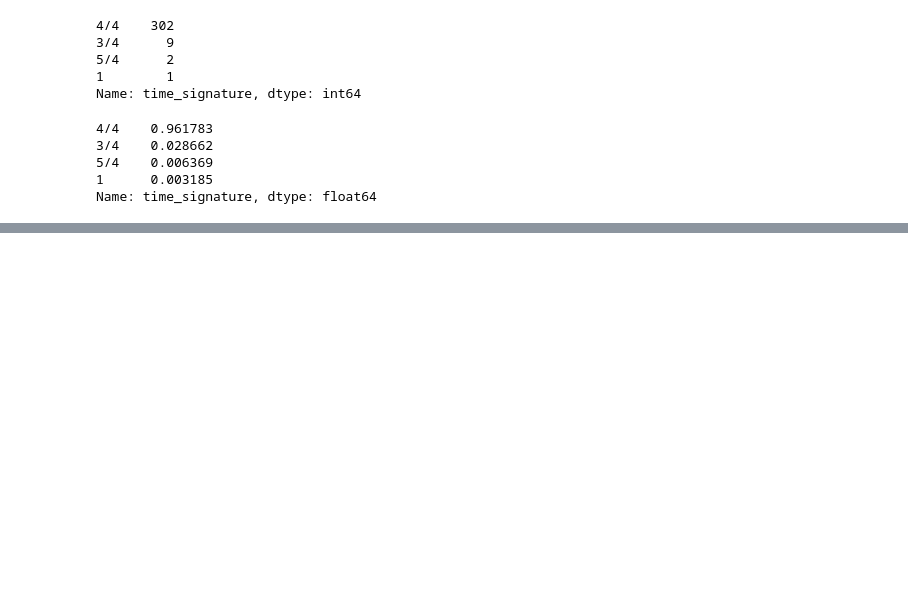
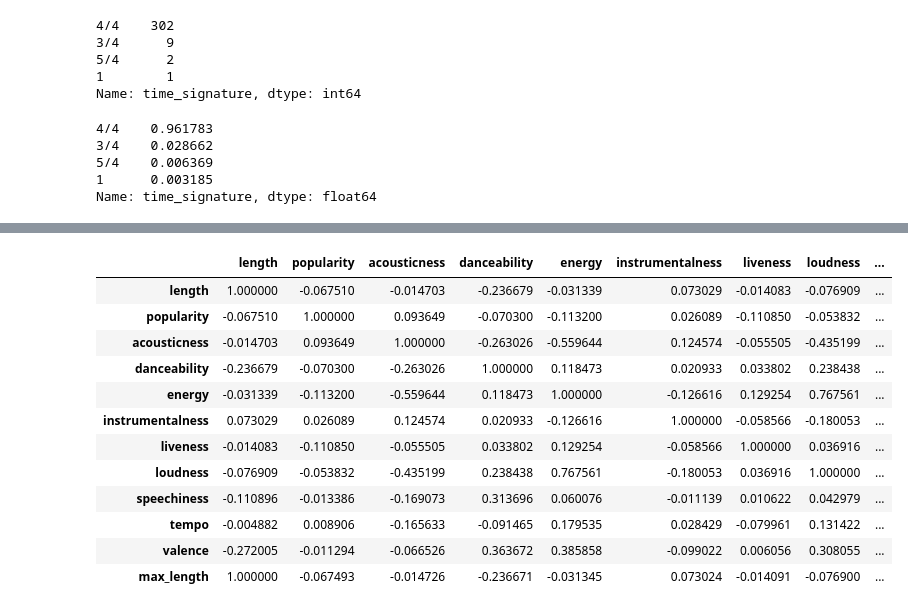
Before and after one commit to tomleewise/capstone, a Jupyter notebook: capstone_ver2.ipynb, the cells around one changed output, grey strips where cells are left out. Drawn from its saved outputs; the diff is of its cells as text; code cells hidden in the pictures; blank space fills up the shorter version.

```diff
--- a/capstone_ver2.ipynb
+++ b/capstone_ver2.ipynb
@@ -808,3 +808,19 @@ lilnasx
 | 32 | Old Town Road - Remix | 7 EP | Lil Nas X | 2019-06-21 | 2.62 | 81 | 0.05330 | 0.878 | 0.619 | ... |
 | 5 | INDUSTRY BABY (feat. Jack Harlow) | INDUSTRY BABY (feat. Jack Harlow) | Lil Nas X | 2021-07-23 | 3.53 | 97 | 0.02030 | 0.736 | 0.704 | ... |
 | 42 | THATS WHAT I WANT | MONTERO | Lil Nas X | 2021-09-17 | 2.40 | 94 | 0.00614 | 0.737 | 0.846 | ... |
+# %%
+master.corr(method = 'pearson')
+# %% [output]
+|  | length | popularity | acousticness | danceability | energy | instrumentalness | liveness | loudness | ... |
+| length | 1.000000 | -0.067510 | -0.014703 | -0.236679 | -0.031339 | 0.073029 | -0.014083 | -0.076909 | ... |
+| popularity | -0.067510 | 1.000000 | 0.093649 | -0.070300 | -0.113200 | 0.026089 | -0.110850 | -0.053832 | ... |
+| acousticness | -0.014703 | 0.093649 | 1.000000 | -0.263026 | -0.559644 | 0.124574 | -0.055505 | -0.435199 | ... |
+| danceability | -0.236679 | -0.070300 | -0.263026 | 1.000000 | 0.118473 | 0.020933 | 0.033802 | 0.238438 | ... |
+| energy | -0.031339 | -0.113200 | -0.559644 | 0.118473 | 1.000000 | -0.126616 | 0.129254 | 0.767561 | ... |
+| instrumentalness | 0.073029 | 0.026089 | 0.124574 | 0.020933 | -0.126616 | 1.000000 | -0.058566 | -0.180053 | ... |
+| liveness | -0.014083 | -0.110850 | -0.055505 | 0.033802 | 0.129254 | -0.058566 | 1.000000 | 0.036916 | ... |
+| loudness | -0.076909 | -0.053832 | -0.435199 | 0.238438 | 0.767561 | -0.180053 | 0.036916 | 1.000000 | ... |
+| speechiness | -0.110896 | -0.013386 | -0.169073 | 0.313696 | 0.060076 | -0.011139 | 0.010622 | 0.042979 | ... |
+| tempo | -0.004882 | 0.008906 | -0.165633 | -0.091465 | 0.179535 | 0.028429 | -0.079961 | 0.131422 | ... |
+| valence | -0.272005 | -0.011294 | -0.066526 | 0.363672 | 0.385858 | -0.099022 | 0.006056 | 0.308055 | ... |
+| max_length | 1.000000 | -0.067493 | -0.014726 | -0.236671 | -0.031345 | 0.073024 | -0.014091 | -0.076900 | ... |
```
Also changed, not shown: 2 other files.
